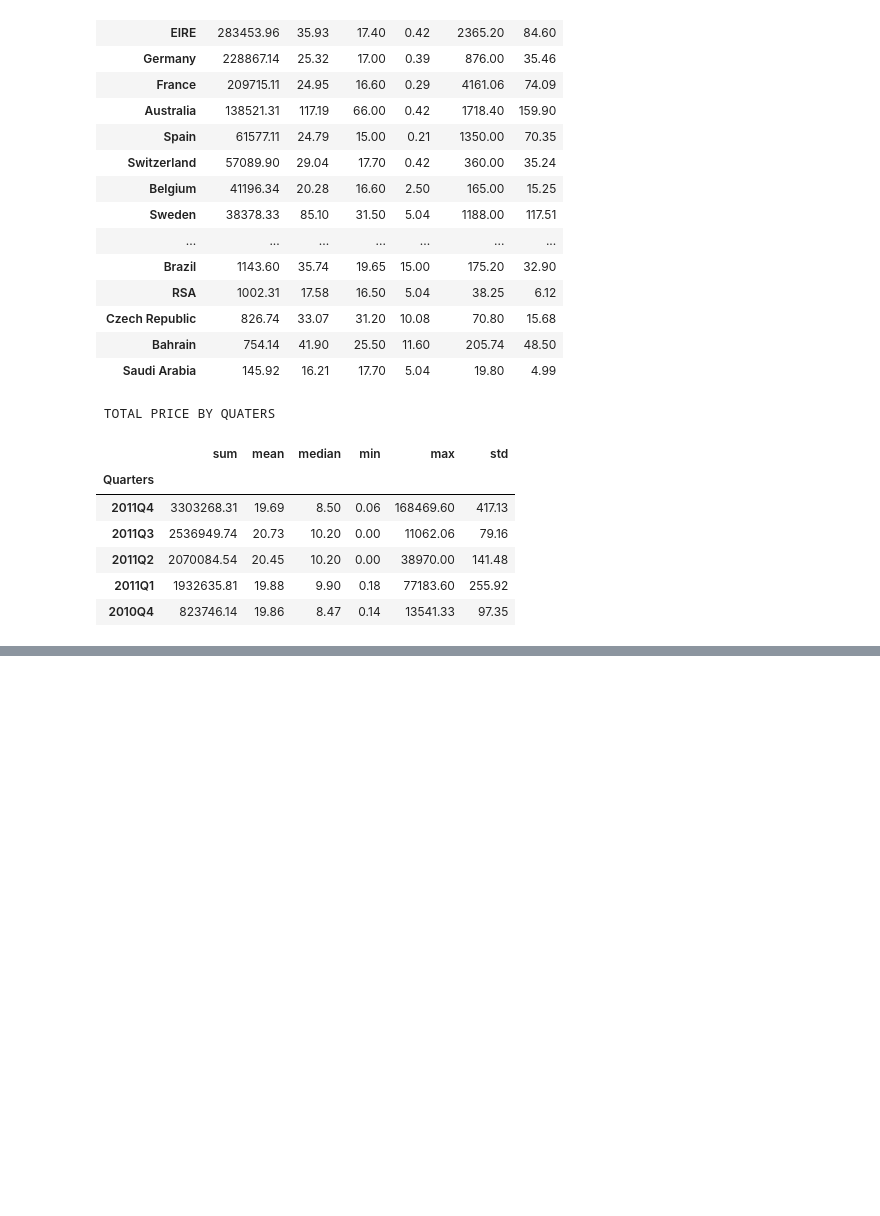
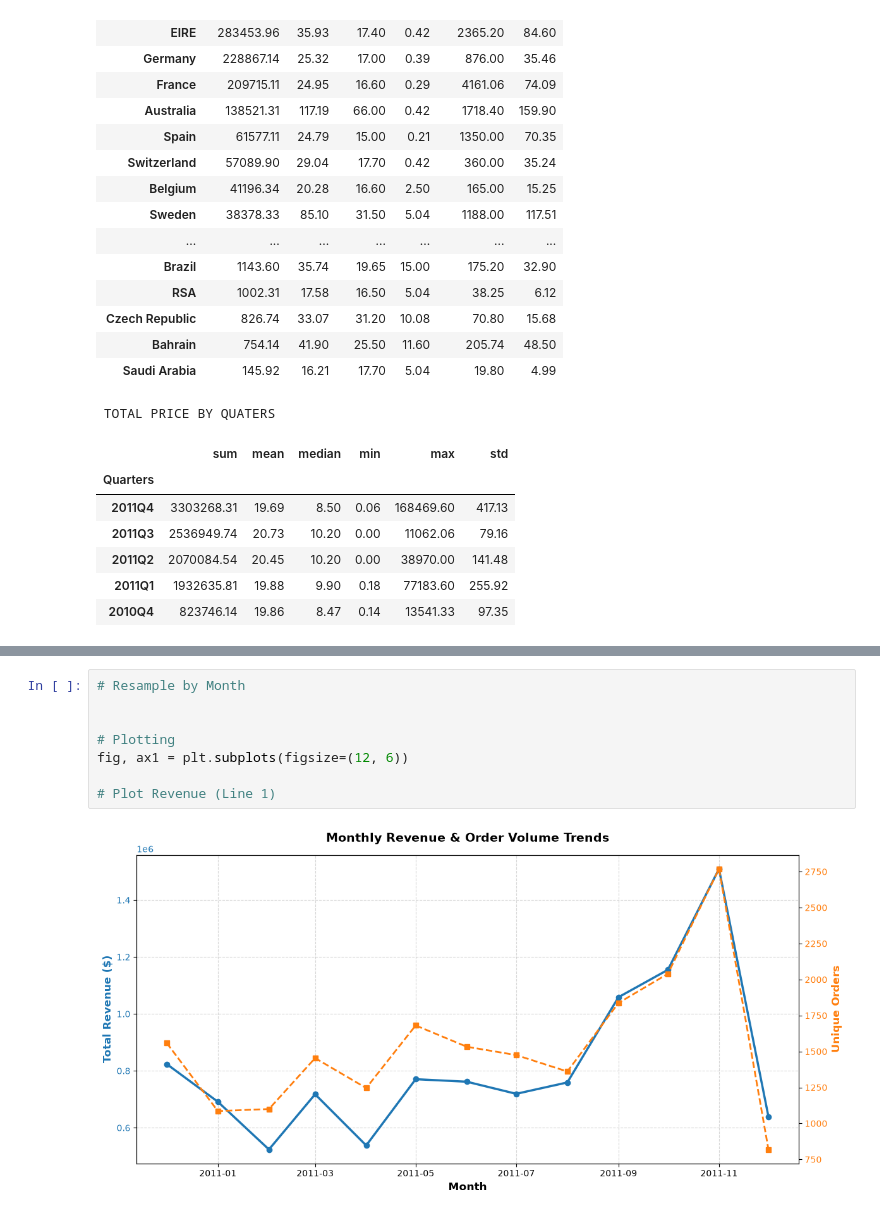
Before and after one commit to Qheerah/CustomerChurn, a Jupyter notebook: notebooks/Untitled.ipynb, the cells around one changed output, grey strips where cells are left out. Saved outputs shown, nothing was run; the diff lists cells and outputs as text; blank space fills up the shorter version.

```diff
--- a/notebooks/Untitled.ipynb
+++ b/notebooks/Untitled.ipynb
@@ -146,0 +250,10 @@ df_clean.head()
+# %%
+# Resample by Month
+
+
+# Plotting
+fig, ax1 = plt.subplots(figsize=(12, 6))
+
+# Plot Revenue (Line 1)
+# %% [output]
+[figure, added]
```
Also changed, not shown: parts of 6 cells of this notebook.
